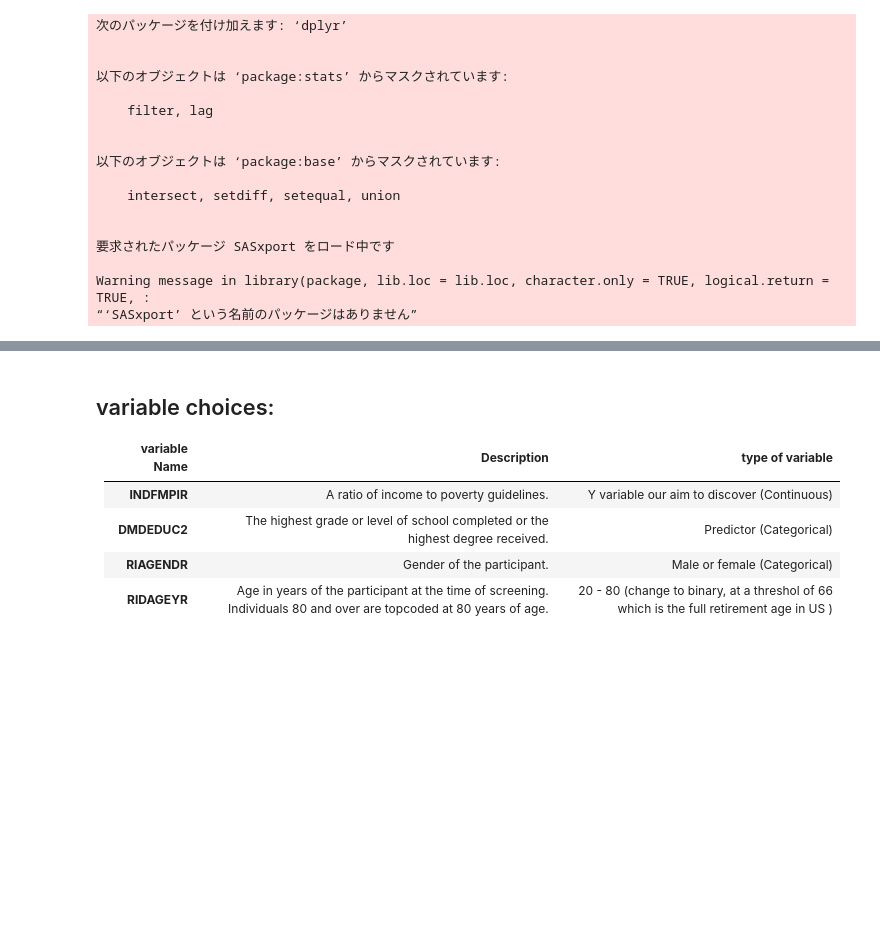
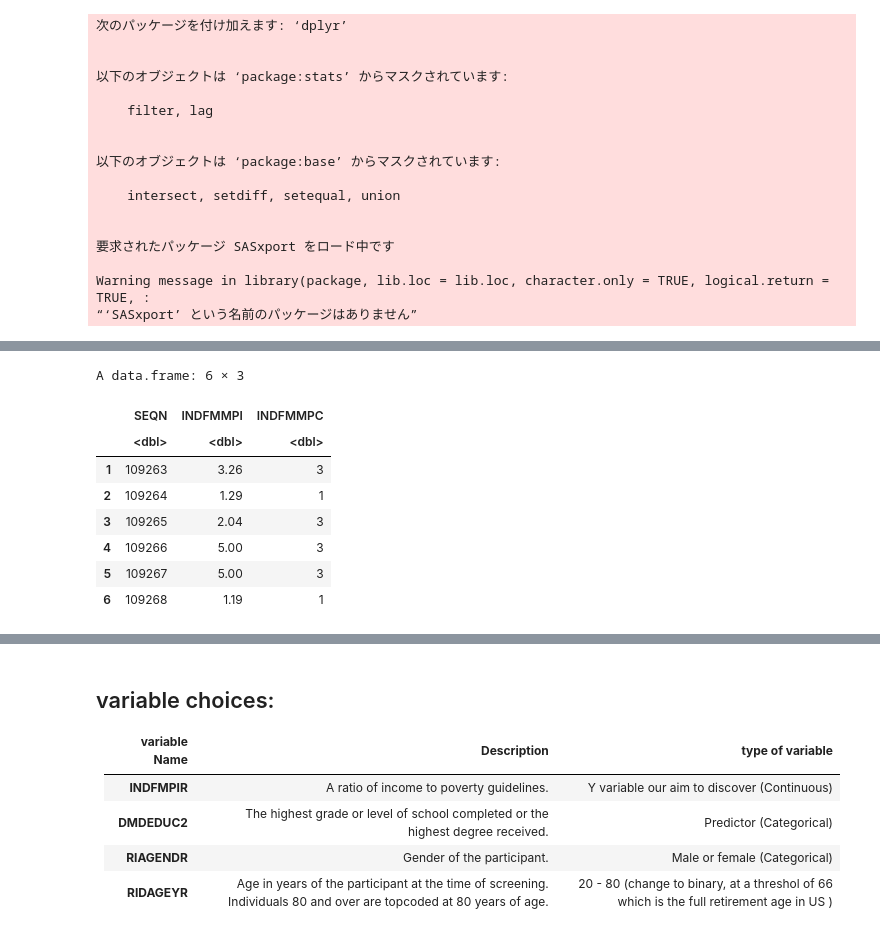
Before and after one commit to Dedoria/Stat-344-project, a Jupyter notebook: 344project.ipynb, the cells around one changed output, grey strips where cells are left out. Saved outputs shown, nothing was run; the diff lists cells and outputs as text; code cells hidden in the pictures; blank space fills up the shorter version.

```diff
--- a/344project.ipynb
+++ b/344project.ipynb
@@ -48,6 +50,7 @@ library(foreign)
 library(ggplot2)
 library(tidyr)
 nhanes_data <- read.xport("data/P_DEMO.XPT")
+income <- read.xport("data/P_INQ.XPT")
 # %% [output]
 次のパッケージを付け加えます: ‘dplyr’
 
@@ -78,6 +81,18 @@ A data.frame: 6 × 29
 | 4 | 109266 | 66 | 2 | 2 | 29 | NA | 5 | 6 | 2 | 2 | ... |
 | 5 | 109267 | 66 | 1 | 2 | 21 | NA | 2 | 2 | NA | 2 | ... |
 | 6 | 109268 | 66 | 1 | 2 | 18 | NA | 3 | 3 | NA | 1 | ... |
+# %%
+head(income)
+# %% [output]
+A data.frame: 6 × 3
+|  | SEQN | INDFMMPI | INDFMMPC |
+|  | <dbl> | <dbl> | <dbl> |
+| 1 | 109263 | 3.26 | 3 |
+| 2 | 109264 | 1.29 | 1 |
+| 3 | 109265 | 2.04 | 3 |
+| 4 | 109266 | 5.00 | 3 |
+| 5 | 109267 | 5.00 | 3 |
+| 6 | 109268 | 1.19 | 1 |
 # %% [markdown]
 ### **Selection and Evaluation of Predictor Variables**
 
```
Also changed, not shown: parts of 12 cells of this notebook.
